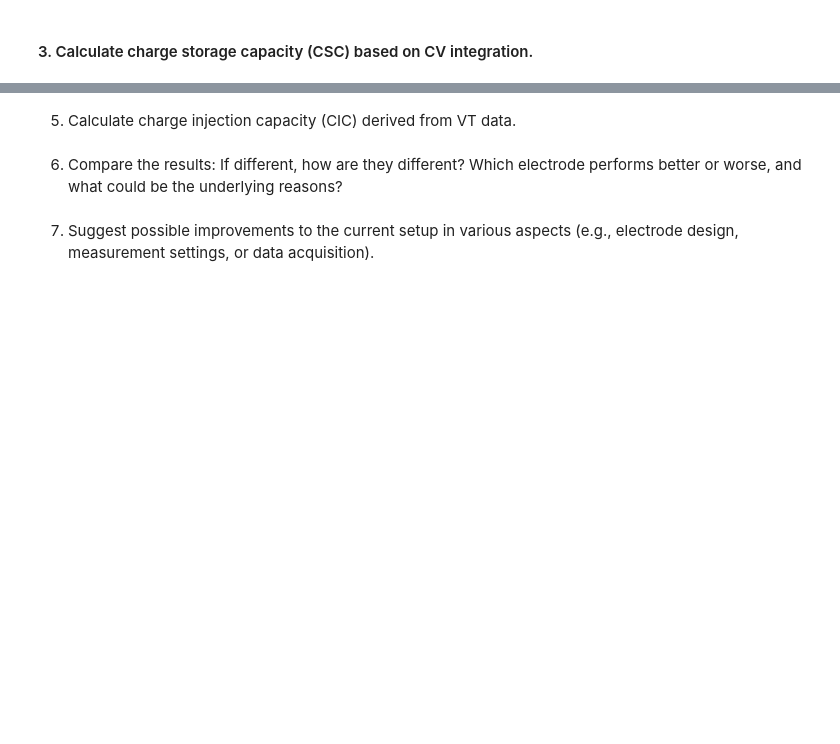
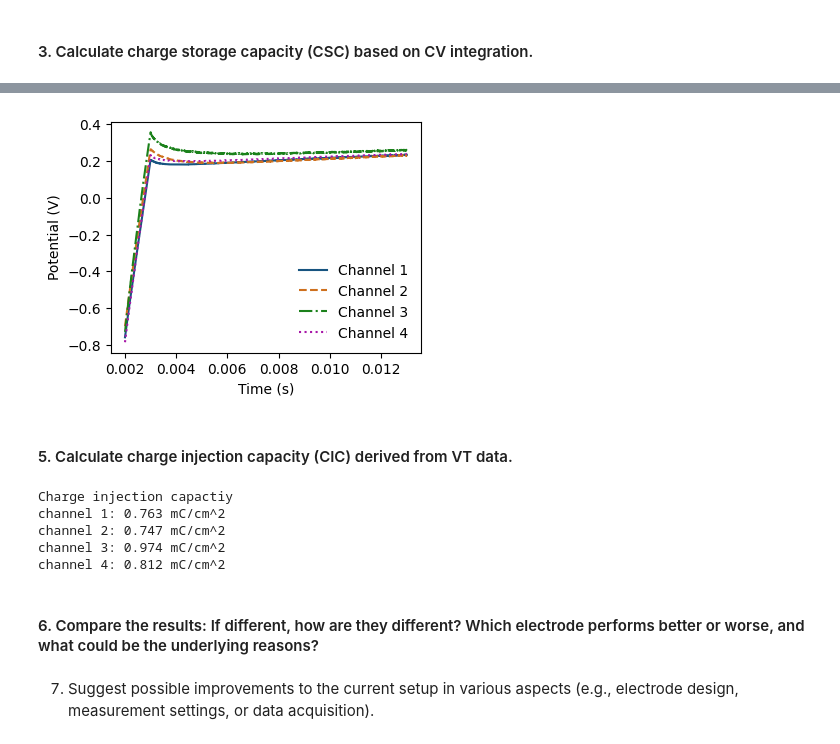
Before and after one commit to mohammadmundiwala/Flexible-Electronics, a Jupyter notebook: lab-1/data_analysis.ipynb, the cells around one changed output, grey strips where cells are left out. Saved outputs shown, nothing was run; the diff lists cells and outputs as text; code cells hidden in the pictures; blank space fills up the shorter version.

```diff
--- a/lab-1/data_analysis.ipynb
+++ b/lab-1/data_analysis.ipynb
@@ -157,6 +180,46 @@ Cathodic CSC for C4: 10.37 mC/cm^2
+# %%
+# plot on the same plot
+fig = plt.figure(figsize=(4, 3))
+axes = fig.add_subplot(111)
+axes.plot(cic_c1['Time/sec'][200:1300], cic_c1[' Potential/V'][200:1300], label='Channel 1', color=colors[0], linestyle=linestyles[0])
+axes.plot(cic_c2['Time/sec'][200:1300], cic_c2[' Potential/V'][200:1300], label='Channel 2', color=colors[1], linestyle=linestyles[1])
+axes.plot(cic_c3['Time/sec'][200:1300], cic_c3[' Potential/V'][200:1300], label='Channel 3', color=colors[2], linestyle=linestyles[2])
+axes.plot(cic_c4['Time/sec'][200:1300], cic_c4[' Potential/V'][200:1300], label='Channel 4', color=colors[3], linestyle=linestyles[3])
+axes.set_xlabel('Time (s)')
+axes.set_ylabel('Potential (V)')
+axes.legend(frameon=False, loc='lower right')
+plt.show()
+# fig.savefig('figs/cic_plot3_v1.pdf', dpi=300)
+# %% [output]
+[figure, added]
 # %% [markdown]
-5. Calculate charge injection capacity (CIC) derived from VT data.
+#### 5. Calculate charge injection capacity (CIC) derived from VT data.
+# %%
+current_c1 = 4.7e-6  # Amps, from header of CIC data
+current_c2 = 4.6e-6
+current_c3 = 6e-6
+current_c4 = 5e-6
+
+pulse_width = 0.001 #sec
+diameter_um = 28
+
+capacity_c1 = current_c1 * pulse_width / area_cm2 * 1000  # mC/cm^2
+capacity_c2 = current_c2 * pulse_width / area_cm2 * 1000
+capacity_c3 = current_c3 * pulse_width / area_cm2 * 1000
+capacity_c4 = current_c4 * pulse_width / area_cm2 * 1000
+
+print(f"Charge injection capactiy")
+print(f"channel 1: {capacity_c1:.3f} mC/cm^2")
+print(f"channel 2: {capacity_c2:.3f} mC/cm^2")
+print(f"channel 3: {capacity_c3:.3f} mC/cm^2")
+print(f"channel 4: {capacity_c4:.3f} mC/cm^2")
+# %% [output]
+Charge injection capactiy
+channel 1: 0.763 mC/cm^2
+channel 2: 0.747 mC/cm^2
+channel 3: 0.974 mC/cm^2
+channel 4: 0.812 mC/cm^2
 # %% [markdown]
-6. Compare the results: If different, how are they different? Which electrode performs better or worse, and what could be the underlying reasons?
+#### 6. Compare the results: If different, how are they different? Which electrode performs better or worse, and what could be the underlying reasons?
 # %% [markdown]
 7. Suggest possible improvements to the current setup in various aspects (e.g., electrode design, measurement settings, or data acquisition).
```
Also changed, not shown: parts of 9 cells of this notebook.
